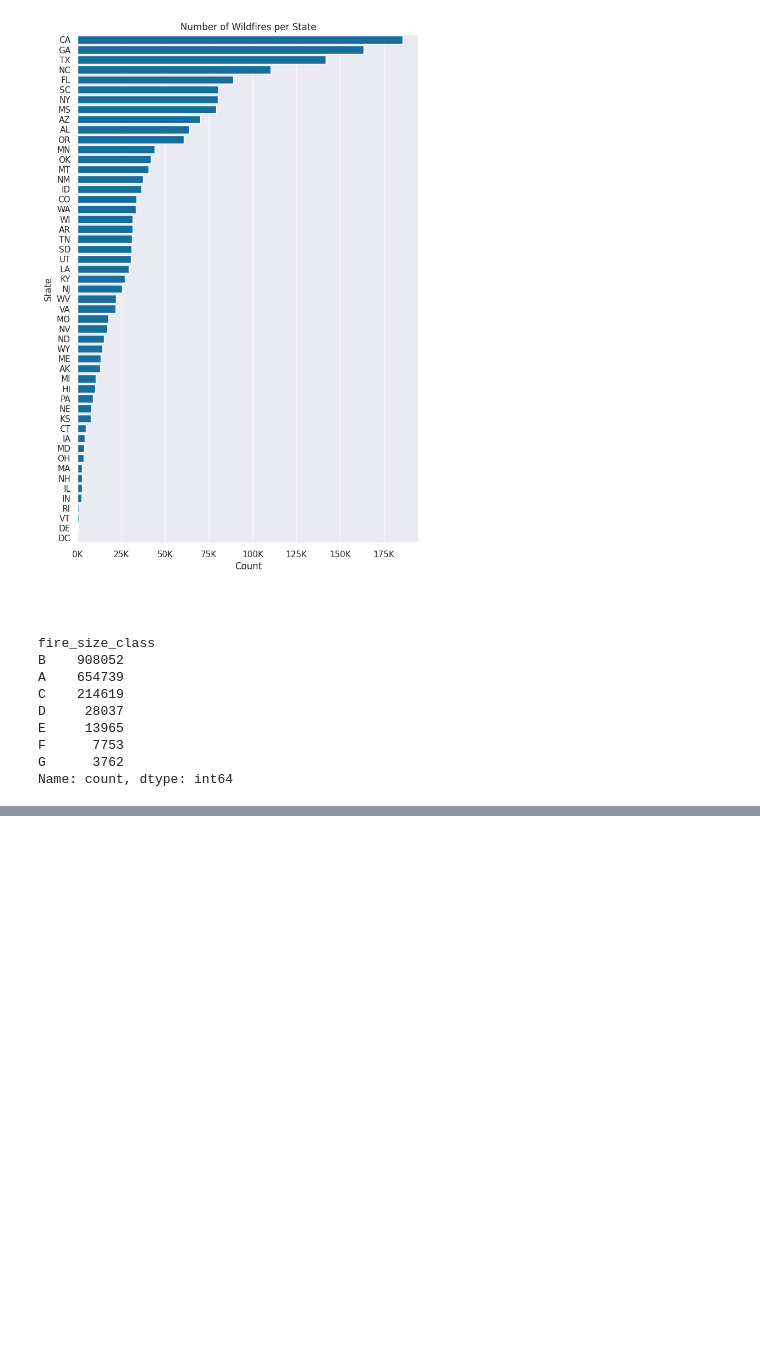
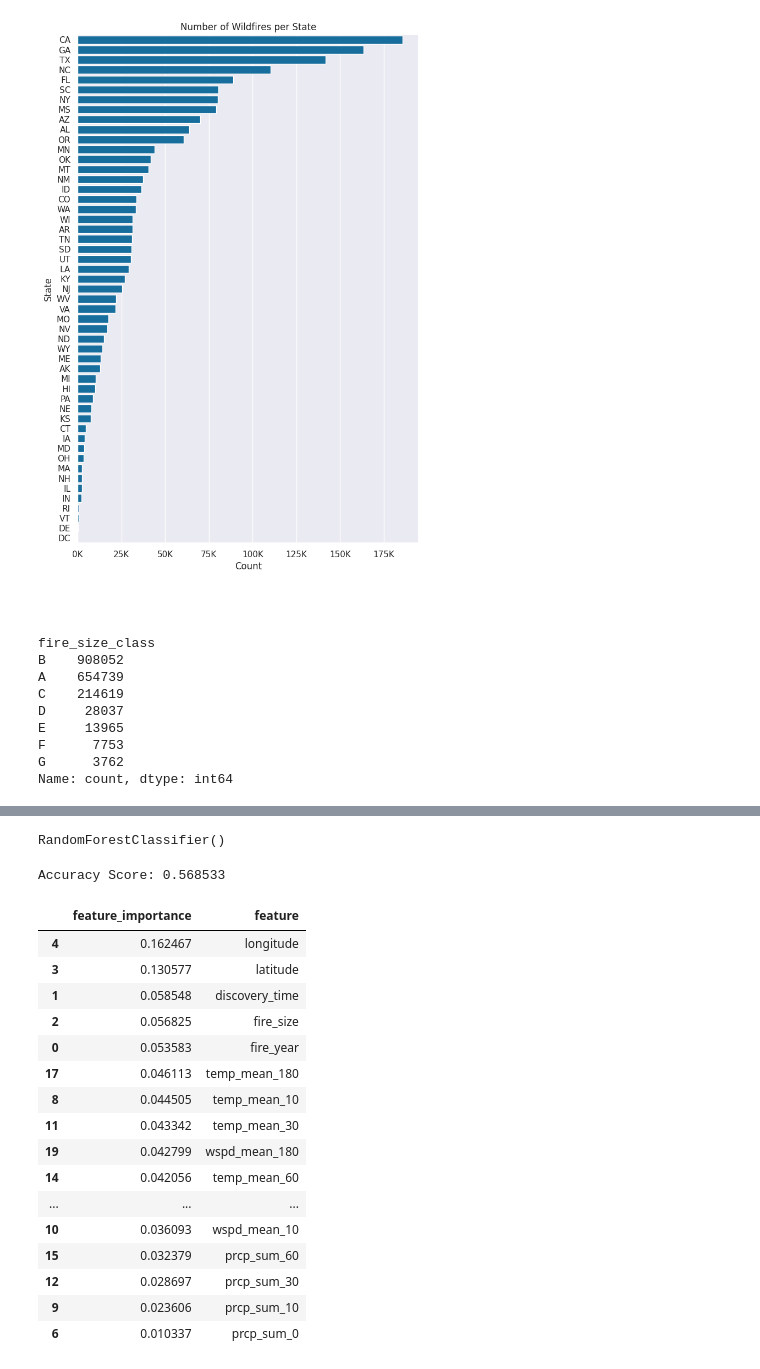
Before and after one commit to jli82/wildfire-analysis, a Jupyter notebook: main.ipynb, the cells around one changed output, grey strips where cells are left out. Cells and saved outputs as stored; diff of their text form; code cells hidden in the pictures; blank space fills up the shorter version.

Commit message:
build basic model

```diff
--- a/main.ipynb
+++ b/main.ipynb
@@ -261,0 +307,19 @@ plt.show()
+# %%
+# select features and target variable
+selected_features = ['fire_year', 'discovery_time', 'fire_size', 'latitude', 'longitude', 'temp_mean_0',
+                     'prcp_sum_0', 'wspd_mean_0', 'temp_mean_10', 'prcp_sum_10', 'wspd_mean_10', 'temp_mean_30',
+                     'prcp_sum_30', 'wspd_mean_20', 'temp_mean_60', 'prcp_sum_60', 'wspd_mean_60', 'temp_mean_180',
+                     'prcp_sum_180', 'wspd_mean_180']
+
+X = cleaned_df[selected_features]
+y = cleaned_df['stat_cause_code']
+# %%
+# split data into training and testing
+X_train, X_test, y_train, y_test = train_test_split(X, y, test_size=0.2, random_state=173)
+# %%
+# train model
+model = RandomForestClassifier()
+
+model.fit(X_train, y_train)
+# %% [output]
+RandomForestClassifier()
@@ -261,0 +329,29 @@ plt.show()
+# %%
+# get accuracy of the model
+accuracy = accuracy_score(y_test, y_pred)
+print("Accuracy Score: %f" % accuracy)
+# %% [output]
+Accuracy Score: 0.568533
+# %%
+# get feature importance
+feature_importance = pd.DataFrame.from_dict({'feature_importance': model.feature_importances_,
+                                             'feature':selected_features}).sort_values('feature_importance', ascending=False)
+feature_importance
+# %% [output]
+|  | feature_importance | feature |
+| 4 | 0.162467 | longitude |
+| 3 | 0.130577 | latitude |
+| 1 | 0.058548 | discovery_time |
+| 2 | 0.056825 | fire_size |
+| 0 | 0.053583 | fire_year |
+| 17 | 0.046113 | temp_mean_180 |
+| 8 | 0.044505 | temp_mean_10 |
+| 11 | 0.043342 | temp_mean_30 |
+| 19 | 0.042799 | wspd_mean_180 |
+| 14 | 0.042056 | temp_mean_60 |
+| ... | ... | ... |
+| 10 | 0.036093 | wspd_mean_10 |
+| 15 | 0.032379 | prcp_sum_60 |
+| 12 | 0.028697 | prcp_sum_30 |
+| 9 | 0.023606 | prcp_sum_10 |
+| 6 | 0.010337 | prcp_sum_0 |
```
Also changed, not shown: parts of 7 cells of this notebook.
